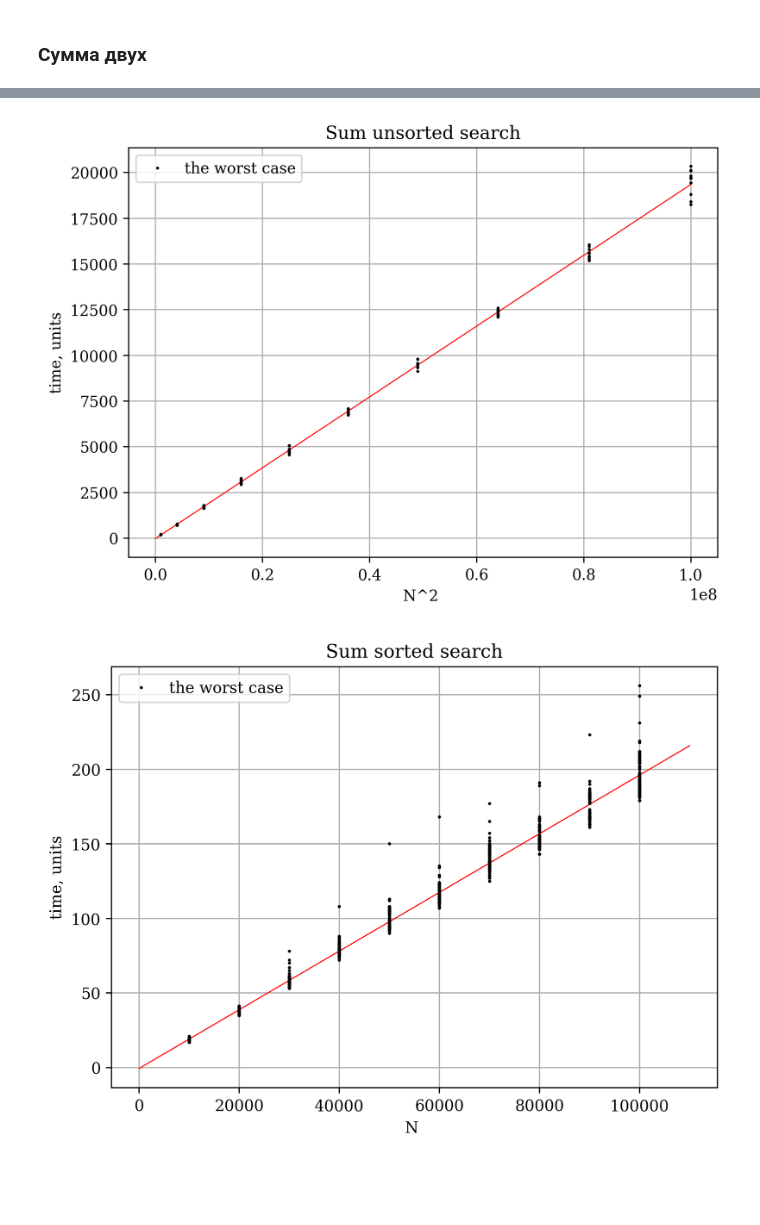
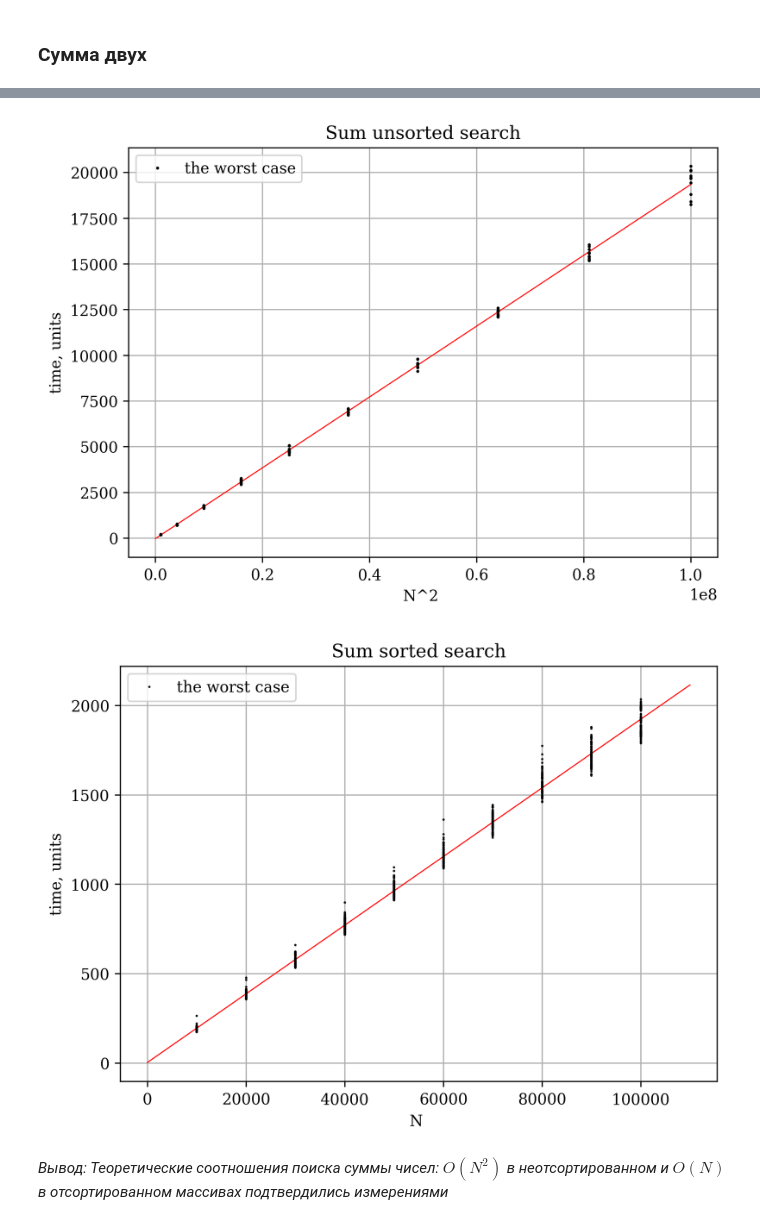
Before and after one commit to LidiaReb/main_C-, a Jupyter notebook: holework.ipynb, the cells around one changed output, grey strips where cells are left out. Saved outputs shown, nothing was run; the diff lists cells and outputs as text; code cells hidden in the pictures; blank space fills up the shorter version.

```diff
--- a/holework.ipynb
+++ b/holework.ipynb
@@ -119,6 +193,6 @@ plt.show()
 # %%
-data_s = pd.read_csv("./sum.txt", sep=";")
-data_l = pd.read_csv("./sum_sort.txt", sep=";")
+data_s = pd.read_csv("./two_search/sum.txt", sep=";")
+data_l = pd.read_csv("./two_search/sum_sort.txt", sep=";")
 
 def line(x, a, b):
     return a + b*x
@@ -132,32 +206,34 @@ x_l_arr = data_l['N']
 right_s = 0
 left_s = 1e8
 
 right_l = 0
 left_l = 1.1e5
 
 popt_s, pcov_s = opt.curve_fit(line, x_s_arr, y_s_arr)
 
 popt_l, pcov_l = opt.curve_fit(line, x_l_arr, y_l_arr)
 
 plt.figure(figsize=[7,5], dpi=300)
 plt.plot(np.linspace(right_s, left_s, 100), line(np.linspace(right_s, left_s, 100), popt_s[0], popt_s[1]), lw=0.7, color='red')
 plt.plot(x_s_arr, y_s_arr, ls='', marker='.', color='black', markersize=2, label = 'the worst case')
 plt.ylabel('time, units')
 plt.xlabel('N^2 ')
 plt.legend()
 plt.grid(True)
 plt.title('Sum unsorted search')
 plt.show()
 
 plt.figure(figsize=[7,5], dpi=300)
 plt.plot(np.linspace(right_l, left_l, 100), line(np.linspace(right_l, left_l, 100), popt_l[0], popt_l[1]), lw=0.7, color='red')
-plt.plot(x_l_arr, y_l_arr, ls='', marker='.', color='black', markersize=2, label = 'the worst case')
+plt.plot(x_l_arr, y_l_arr, ls='', marker='.', color='black', markersize=1, label = 'the worst case')
 plt.ylabel('time, units')
 plt.xlabel('N ')
 plt.legend()
 plt.grid(True)
 plt.title('Sum sorted search')
 plt.show()
 # %% [output]
 [figure]
-[figure, old version]
+[figure, new version]
+# %% [markdown]
+*Вывод: Теоретические соотношения поиска суммы чисел: $O(N^2)$ в неотсортированном и $O(N)$ в отсортированном массивах подтвердились измерениями*
```
Also changed, not shown: parts of 12 cells of this notebook, 6 other files.
